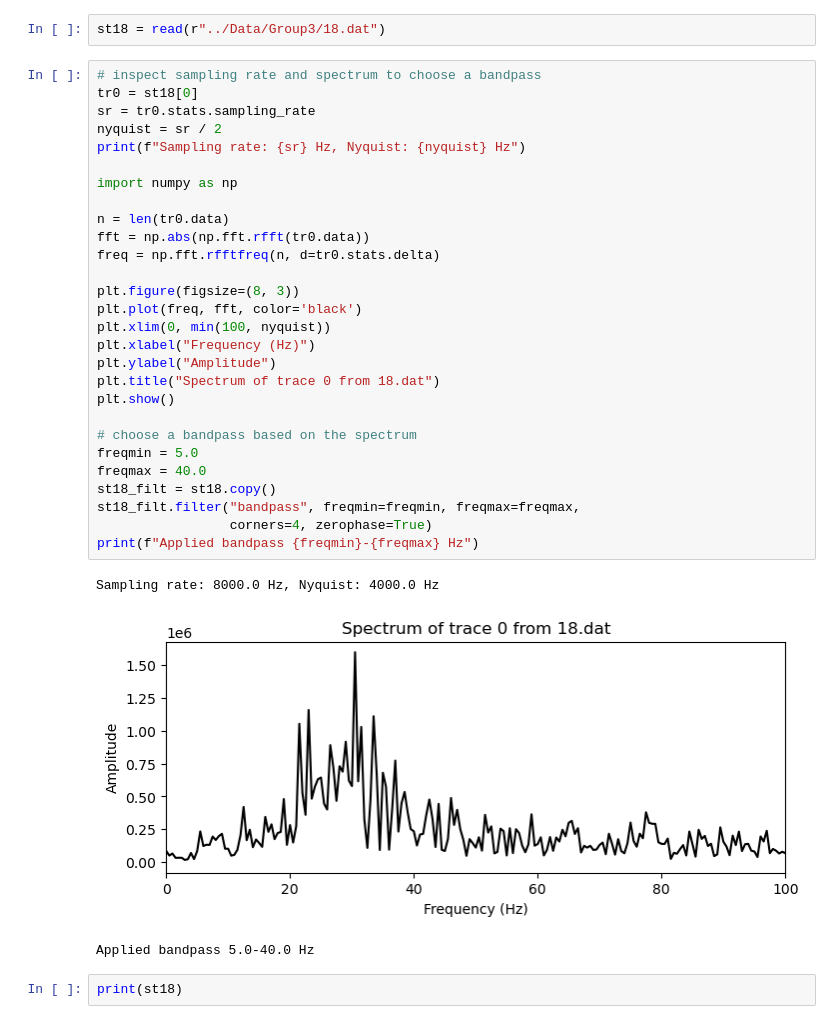
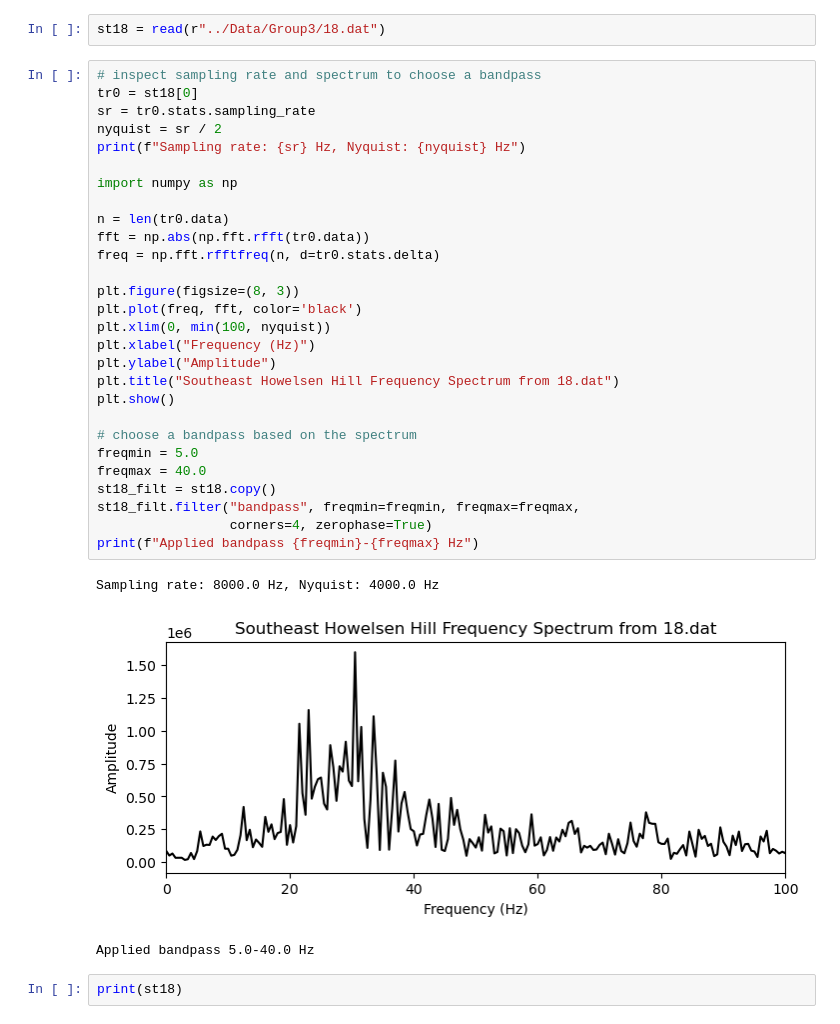
Before and after one commit to rrdickinson/2026_field_session_travertine, a Jupyter notebook: Howelsen_Hill/Code/group3_wiggles.ipynb, the cells around one changed output. Drawn from its saved outputs; the diff is of its cells as text.

```diff
--- a/Howelsen_Hill/Code/group3_wiggles.ipynb
+++ b/Howelsen_Hill/Code/group3_wiggles.ipynb
@@ -7,34 +7,34 @@ st18 = read(r"../Data/Group3/18.dat")
 # %%
 # inspect sampling rate and spectrum to choose a bandpass
 tr0 = st18[0]
 sr = tr0.stats.sampling_rate
 nyquist = sr / 2
 print(f"Sampling rate: {sr} Hz, Nyquist: {nyquist} Hz")
 
 import numpy as np
 
 n = len(tr0.data)
 fft = np.abs(np.fft.rfft(tr0.data))
 freq = np.fft.rfftfreq(n, d=tr0.stats.delta)
 
 plt.figure(figsize=(8, 3))
 plt.plot(freq, fft, color='black')
 plt.xlim(0, min(100, nyquist))
 plt.xlabel("Frequency (Hz)")
 plt.ylabel("Amplitude")
-plt.title("Spectrum of trace 0 from 18.dat")
+plt.title("Southeast Howelsen Hill Frequency Spectrum from 18.dat")
 plt.show()
 
 # choose a bandpass based on the spectrum
 freqmin = 5.0
 freqmax = 40.0
 st18_filt = st18.copy()
 st18_filt.filter("bandpass", freqmin=freqmin, freqmax=freqmax,
                  corners=4, zerophase=True)
 print(f"Applied bandpass {freqmin}-{freqmax} Hz")
 # %% [output]
 Sampling rate: 8000.0 Hz, Nyquist: 4000.0 Hz
-[figure, old version]
+[figure, new version]
 Applied bandpass 5.0-40.0 Hz
 # %%
 print(st18)
```
Also changed, not shown: parts of 1 cell of this notebook, 6 other files.
